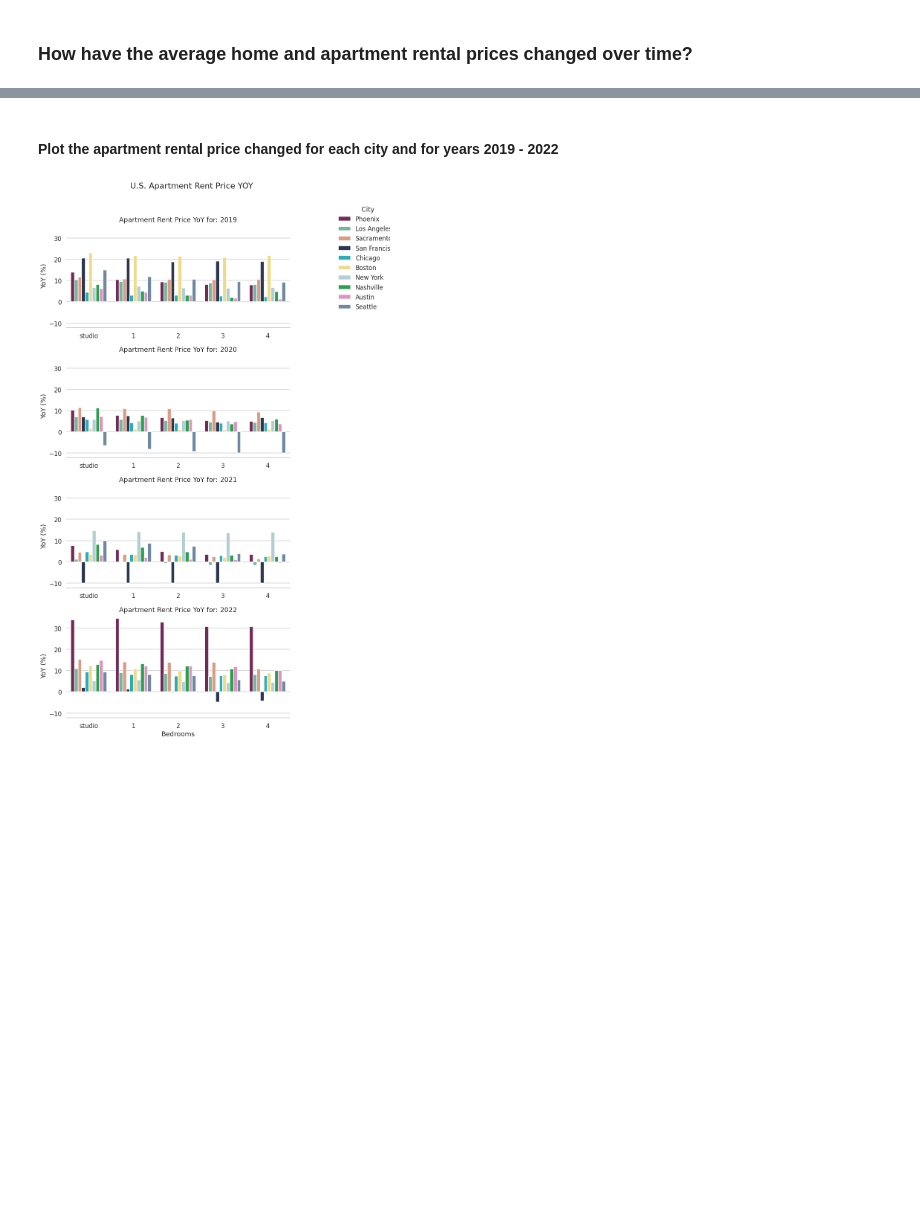
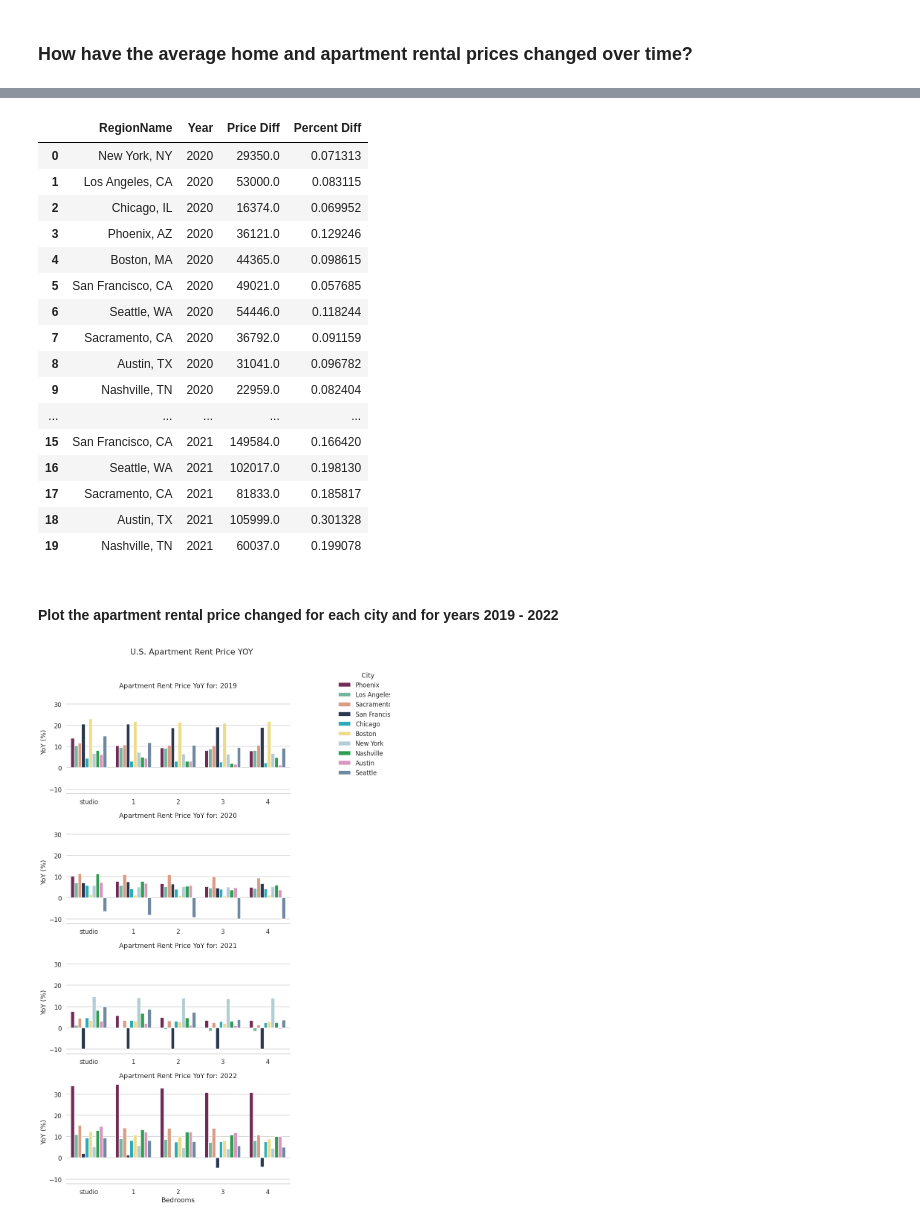
Before and after one commit to Keren-Neeq/DS4A-Team1, a Jupyter notebook: notebooks/Team1_EDA.ipynb, the cells around one changed output, grey strips where cells are left out. Cells and saved outputs as stored; diff of their text form; code cells hidden in the pictures; blank space fills up the shorter version.

```diff
--- a/notebooks/Team1_EDA.ipynb
+++ b/notebooks/Team1_EDA.ipynb
@@ -770,0 +879,3 @@ zillow_sale_price
+# %%
+zillow_yearly.dropna(axis=1, how='all', inplace=True)
+zillow_yearly
@@ -770,0 +894,4 @@ zillow_sale_price
+# %%
+zillow_yearly_pct.dropna(axis=1, how='all', inplace=True)
+zillow2_yearly.dropna(axis=1, how='all', inplace=True)
+zillow2_yearly_pct.dropna(axis=1, how='all', inplace=True)
@@ -770,0 +912,16 @@ zillow_sale_price
+# %%
+# Reshape data
+
+
+zillow_yearly_df = pd.melt(zillow_yearly,
+                   id_vars=['RegionName'],
+                   var_name='Year',
+                   value_vars=['2020', '2021'],
+                   value_name = 'Price Diff')
+
+
+zillow_yearly_pct_df = pd.melt(zillow_yearly_pct,
+                     id_vars=['RegionName'],
+                     var_name='Year',
+                     value_vars=['2020', '2021'],
+                     value_name='Percent Diff')
@@ -771,3 +968,25 @@ zillow_sale_price
+# %%
+zillow1_merged = pd.merge(zillow_yearly_df, zillow_yearly_pct_df, on=['RegionName', 'Year'])
+# %%
+zillow1_merged
+# %% [output]
+|  | RegionName | Year | Price Diff | Percent Diff |
+| 0 | New York, NY | 2020 | 29350.0 | 0.071313 |
+| 1 | Los Angeles, CA | 2020 | 53000.0 | 0.083115 |
+| 2 | Chicago, IL | 2020 | 16374.0 | 0.069952 |
+| 3 | Phoenix, AZ | 2020 | 36121.0 | 0.129246 |
+| 4 | Boston, MA | 2020 | 44365.0 | 0.098615 |
+| 5 | San Francisco, CA | 2020 | 49021.0 | 0.057685 |
+| 6 | Seattle, WA | 2020 | 54446.0 | 0.118244 |
+| 7 | Sacramento, CA | 2020 | 36792.0 | 0.091159 |
+| 8 | Austin, TX | 2020 | 31041.0 | 0.096782 |
+| 9 | Nashville, TN | 2020 | 22959.0 | 0.082404 |
+| ... | ... | ... | ... | ... |
+| 15 | San Francisco, CA | 2021 | 149584.0 | 0.166420 |
+| 16 | Seattle, WA | 2021 | 102017.0 | 0.198130 |
+| 17 | Sacramento, CA | 2021 | 81833.0 | 0.185817 |
+| 18 | Austin, TX | 2021 | 105999.0 | 0.301328 |
+| 19 | Nashville, TN | 2021 | 60037.0 | 0.199078 |
 # %% [markdown]
 #### Plot the apartment rental price changed for each city and for years 2019 - 2022
 # %%
```
Also changed, not shown: parts of 21 cells of this notebook.
